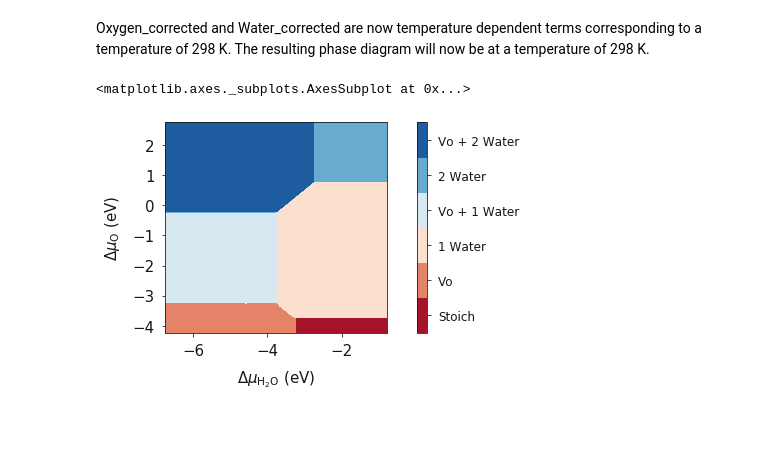
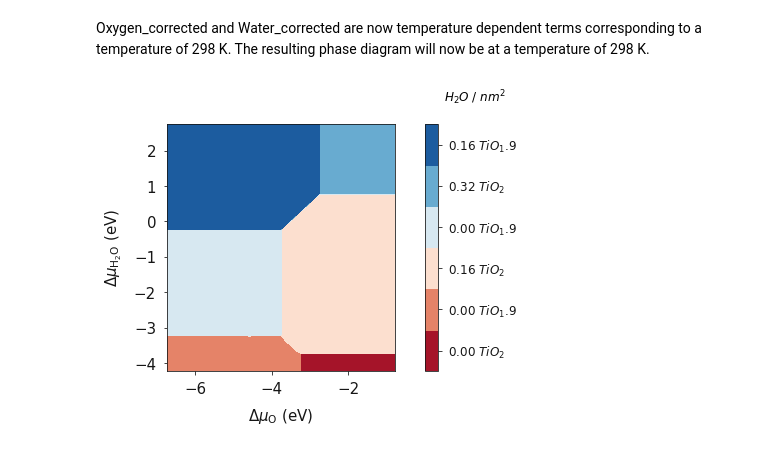
Before and after one commit to symmy596/SurfinPy, a Jupyter notebook: examples/Notebooks/Surfaces/Tutorial_2.ipynb, the cells around one changed output. Cells and saved outputs as stored; diff of their text form; code cells hidden in the pictures; blank space fills up the shorter version.

```diff
--- a/examples/Notebooks/Surfaces/Tutorial_2.ipynb
+++ b/examples/Notebooks/Surfaces/Tutorial_2.ipynb
@@ -54,16 +55,15 @@ Oxygen_corrected and Water_corrected are now temperature dependent terms corresp
 # %%
 bulk = data.ReferenceDataSet(cation = 1, anion = 2, energy = -780.0, funits = 4)
 
-pure = data.DataSet(cation = 24, x = 48, y = 0, area = 60.0, energy = -575.0, label = "Stoich", nspecies = 1)
-H2O = data.DataSet(cation = 24, x = 48, y = 2, area = 60.0, energy = -612.0, label = "1 Water", nspecies = 1)
-H2O_2 = data.DataSet(cation = 24, x = 48, y = 4, area = 60.0, energy = -640.0, label = "2 Water", nspecies = 1)
-H2O_3 = data.DataSet(cation = 24, x = 48, y = 8, area = 60.0, energy = -676.0, label = "3 Water", nspecies = 1)
-Vo = data.DataSet(cation = 24, x = 46, y = 0, area = 60.0, energy = -558.0, label = "Vo", nspecies = 1)
-H2O_Vo_1 = data.DataSet(cation = 24, x = 46, y = 2, area = 60.0, energy = -594.0, label = "Vo + 1 Water", nspecies = 1)
-H2O_Vo_2 = data.DataSet(cation = 24, x = 46, y = 4, area = 60.0, energy = -624.0, label = "Vo + 2 Water", nspecies = 1)
-H2O_Vo_3 = data.DataSet(cation = 24, x = 46, y = 6, area = 60.0, energy = -640.0, label = "Vo + 3 Water", nspecies = 1)
-H2O_Vo_4 = data.DataSet(cation = 24, x = 46, y = 8, area = 60.0, energy = -670.0, label = "Vo + 4 Water", nspecies = 1)
-
+pure = data.DataSet(cation = 24, x = 48, y = 0, area = 60.0, energy = -575.0, label = "0.00 $TiO_2$", nspecies = 1)
+H2O = data.DataSet(cation = 24, x = 48, y = 2, area = 60.0, energy = -612.0, label = "0.16 $TiO_2$", nspecies = 1)
+H2O_2 = data.DataSet(cation = 24, x = 48, y = 4, area = 60.0, energy = -640.0, label = "0.32 $TiO_2$", nspecies = 1)
+H2O_3 = data.DataSet(cation = 24, x = 48, y = 8, area = 60.0, energy = -676.0, label = "0.64 $TiO_2$", nspecies = 1)
+Vo = data.DataSet(cation = 24, x = 46, y = 0, area = 60.0, energy = -558.0, label = "0.00 $TiO_1.9$", nspecies = 1)
+H2O_Vo_1 = data.DataSet(cation = 24, x = 46, y = 2, area = 60.0, energy = -594.0, label = "0.00 $TiO_1.9$", nspecies = 1)
+H2O_Vo_2 = data.DataSet(cation = 24, x = 46, y = 4, area = 60.0, energy = -624.0, label = "0.16 $TiO_1.9$", nspecies = 1)
+H2O_Vo_3 = data.DataSet(cation = 24, x = 46, y = 6, area = 60.0, energy = -640.0, label = "0.32 $TiO_1.9$", nspecies = 1)
+H2O_Vo_4 = data.DataSet(cation = 24, x = 46, y = 8, area = 60.0, energy = -670.0, label = "0.64 $TiO_1.9$", nspecies = 1)
 
 data = [pure, Vo, H2O, H2O_Vo_1, H2O_2, H2O_Vo_2, H2O_3, H2O_Vo_3,  H2O_Vo_4]
 # %%
@@ -71,8 +71,9 @@ deltaX = {'Range': [ -12, -6],  'Label': 'O'}
 deltaY = {'Range': [ -19, -12], 'Label': 'H_2O'}
 # %%
 system =  mu_vs_mu.calculate(data, bulk, deltaX, deltaY, x_energy=Oxygen_corrected, y_energy=Water_corrected)
-# %%
-system.plot_phase(temperature=298, set_style="fast", colourmap="RdBu")
-# %% [output]
-<matplotlib.axes._subplots.AxesSubplot at 0x...>
-[figure, removed]
+# %%
+ax = system.plot_phase(temperature=298, set_style="fast", colourmap="RdBu", cbar_title="$H_2O$ $/$ $nm^2$", figsize=(6, 5))
+plt.savefig("../../../docs/source/Figures/Surfaces_3.png", dpi=600)
+plt.show()
+# %% [output]
+[figure, added]
```
Also changed, not shown: parts of 1 cell of this notebook, 52 other files.
